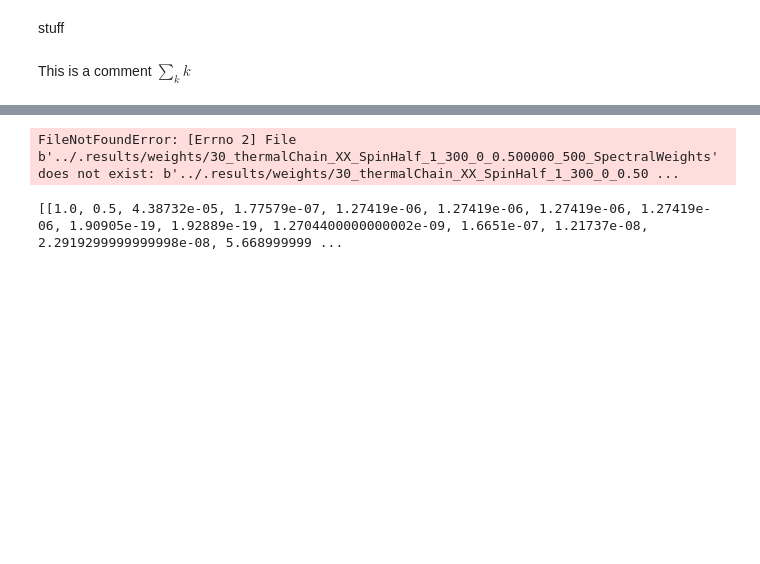
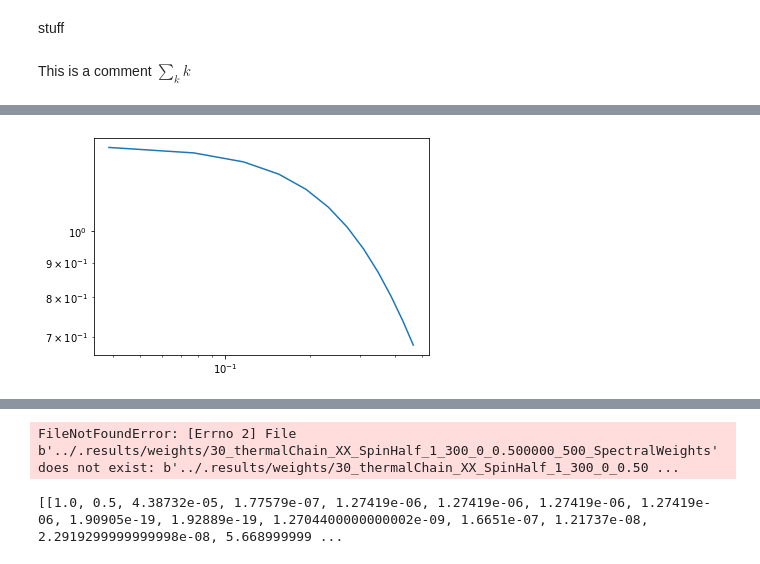
Before and after one commit to n-e-sherman/mps, a Jupyter notebook: jupyter/Untitled.ipynb, the cells around one changed output, grey strips where cells are left out. Drawn from its saved outputs; the diff is of its cells as text; code cells hidden in the pictures; blank space fills up the shorter version.

```diff
--- a/jupyter/Untitled.ipynb
+++ b/jupyter/Untitled.ipynb
@@ -82,0 +126,23 @@ phis = []
+# %%
+dftw0 = dft.loc[(dft.omega == 0) & (dft.qFactor<1.1)]
+# %%
+phis = np.array(dftw0.phis)
+qs = np.array(dftw0.q)
+s = np.array(dftw0.S)
+inds = np.argsort(phis)
+inds = np.argsort(qs)
+qs = qs[inds]
+s = s[inds]
+phis = phis[inds]
+print()
+plt.loglog(qs,s)
+xs = np.log(qs)
+ys = -(3.0/2.0)*xs-1.23
+#plt.plot(xs,ys,color='k',ls='-.')
+#plt.ylim(-2.5,1)
+phis = np.sort(phis)
+kpz = pd.read_csv('../scripts/Mathematica/kpz.txt')
+#plt.plot(kpz.omega,kpz.fdot,color='r')
+plt.show()
+# %% [output]
+[figure, added]
```
Also changed, not shown: parts of 8 cells of this notebook, 7 other files.
